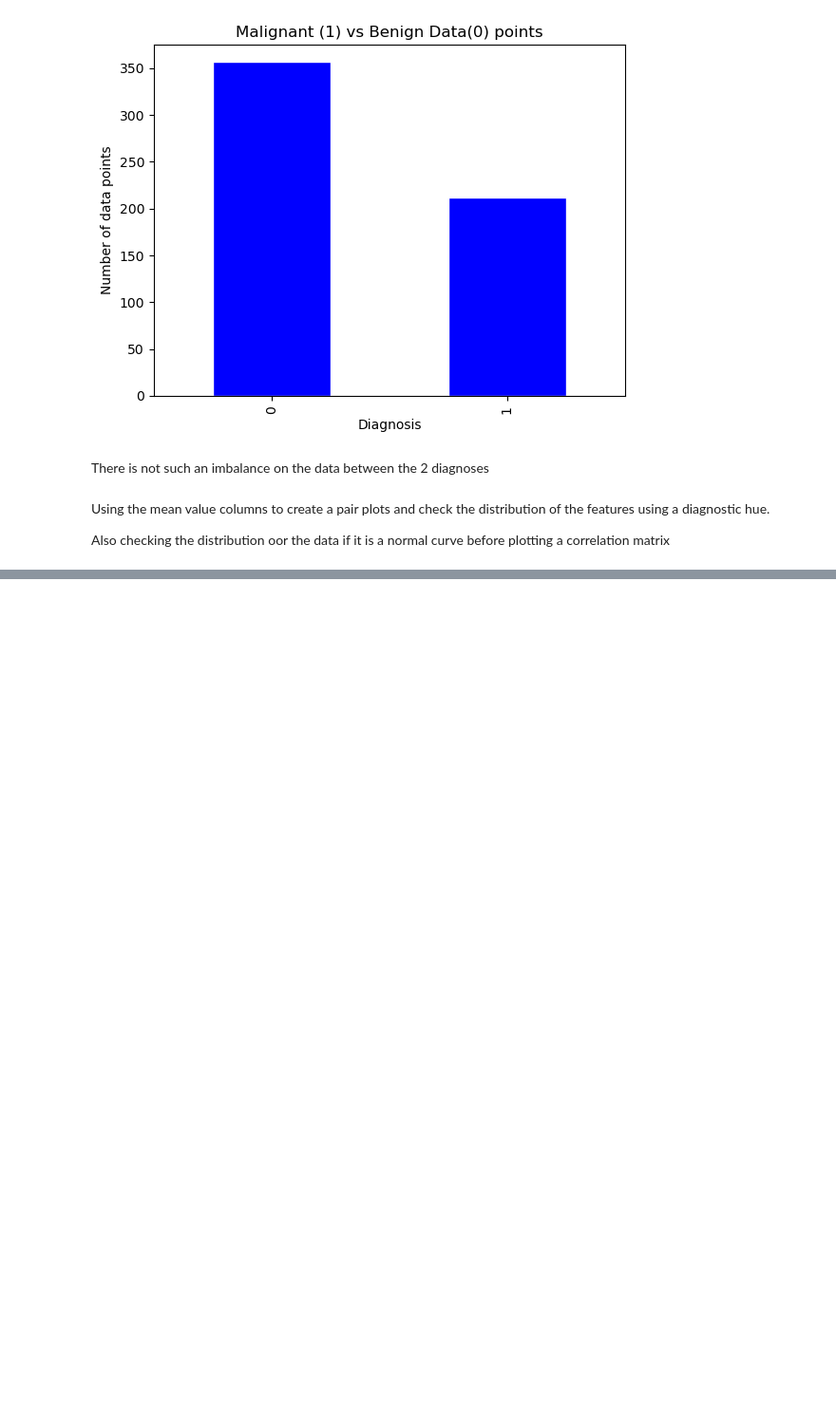
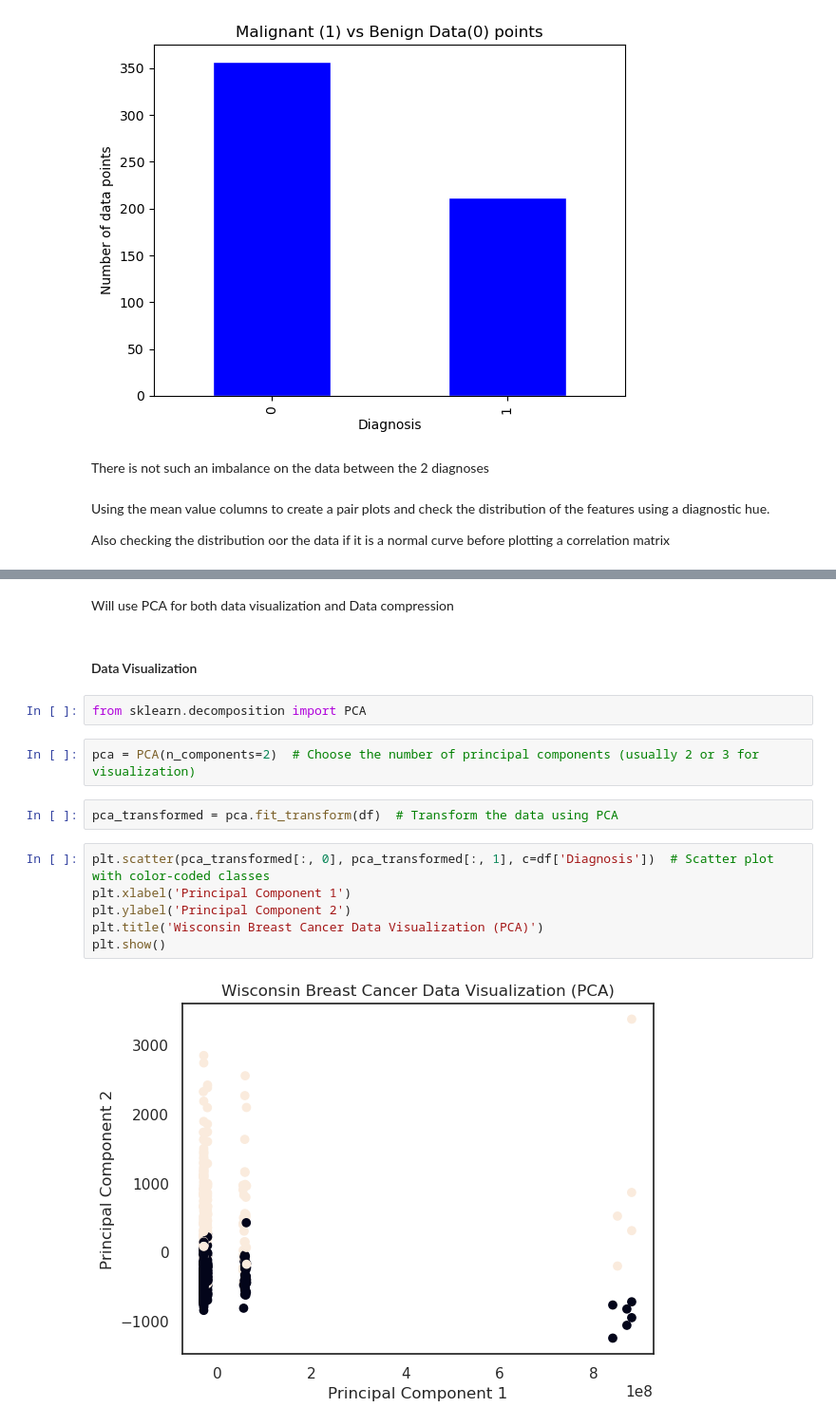
Before and after one commit to GloriaMarie/Breast-Cancer-Detection, a Jupyter notebook: index.ipynb, the cells around one changed output, grey strips where cells are left out. Shown at 95% size. Drawn from its saved outputs; the diff is of its cells as text; blank space fills up the shorter version.

```diff
--- a/index.ipynb
+++ b/index.ipynb
@@ -173,0 +303,18 @@ sns.pairplot(df_mean, hue = "Diagnosis", diag_kind='kde',palette = ["blue","gree
+# %% [markdown]
+Will use PCA for both data visualization and Data compression
+# %% [markdown]
+#### Data Visualization
+# %%
+from sklearn.decomposition import PCA
+# %%
+pca = PCA(n_components=2)  # Choose the number of principal components (usually 2 or 3 for visualization)
+# %%
+pca_transformed = pca.fit_transform(df)  # Transform the data using PCA
+# %%
+plt.scatter(pca_transformed[:, 0], pca_transformed[:, 1], c=df['Diagnosis'])  # Scatter plot with color-coded classes
+plt.xlabel('Principal Component 1')
+plt.ylabel('Principal Component 2')
+plt.title('Wisconsin Breast Cancer Data Visualization (PCA)')
+plt.show()
+# %% [output]
+[figure, added]
```
Also changed, not shown: parts of 28 cells of this notebook.
